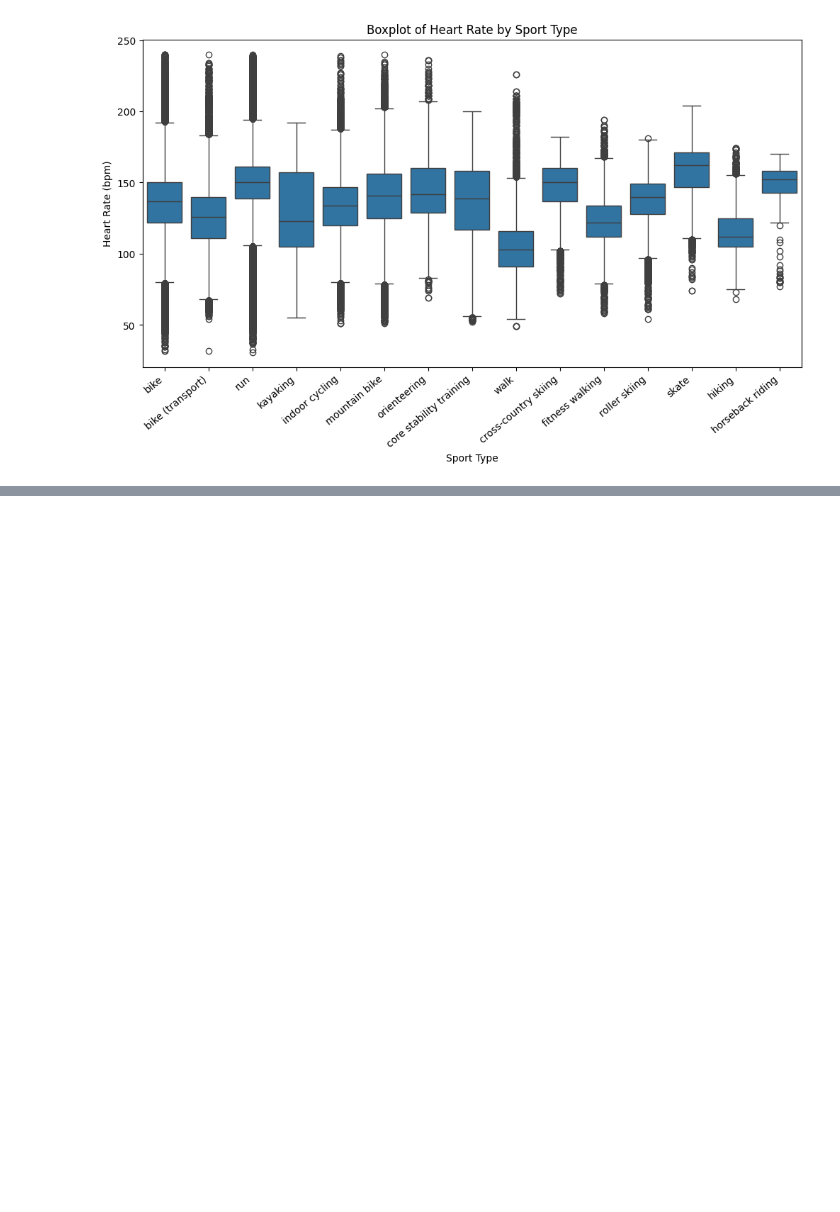
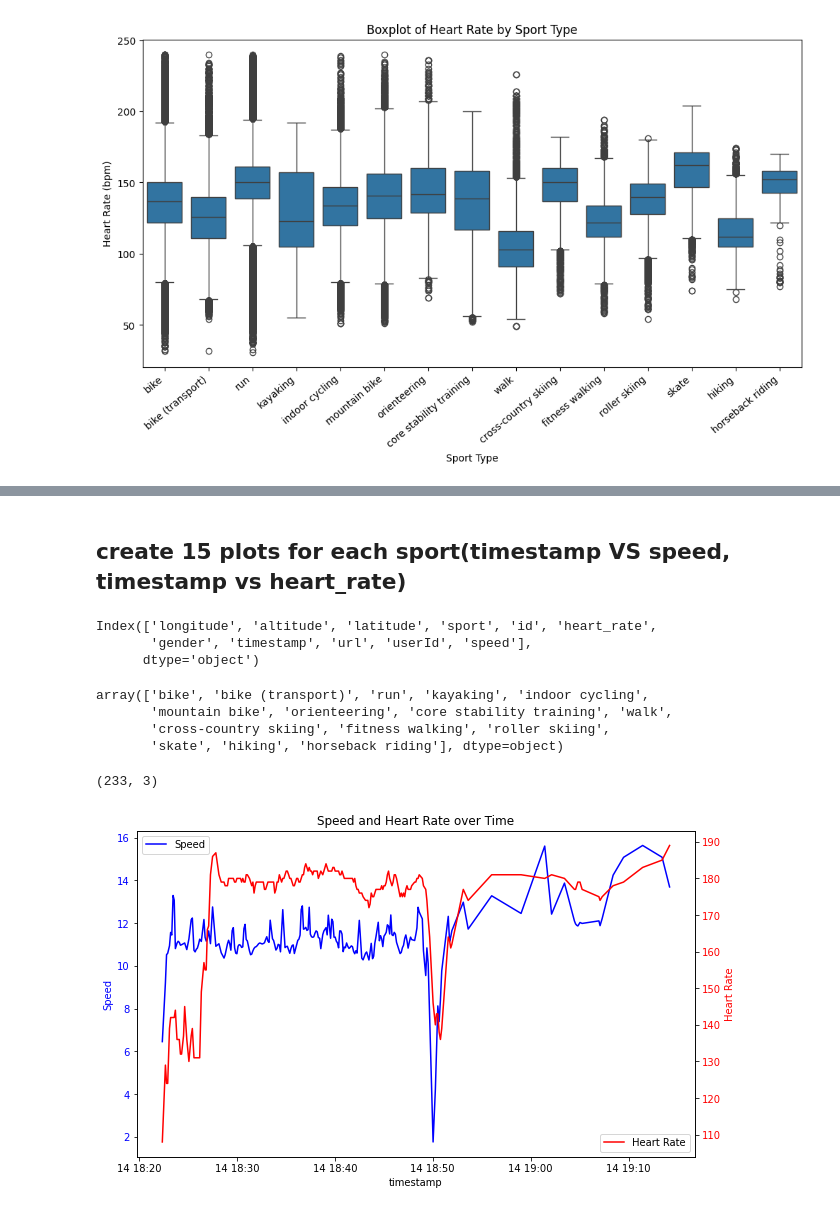
Before and after one commit to YingzeHou/DS200_Graduate_Proj, a Jupyter notebook: src/pre_process.ipynb, the cells around one changed output, grey strips where cells are left out. Cells and saved outputs as stored; diff of their text form; code cells hidden in the pictures; blank space fills up the shorter version.

Commit message:
add graph

```diff
--- a/src/pre_process.ipynb
+++ b/src/pre_process.ipynb
@@ -93,0 +78,15 @@ plt.show()
+# %% [markdown]
+## create 15 plots for each sport(timestamp VS speed, timestamp vs heart_rate)
+# %%
+df.columns
+# %% [output]
+Index(['longitude', 'altitude', 'latitude', 'sport', 'id', 'heart_rate',
+       'gender', 'timestamp', 'url', 'userId', 'speed'],
+      dtype='object')
+# %%
+df['sport'].unique()
+# %% [output]
+array(['bike', 'bike (transport)', 'run', 'kayaking', 'indoor cycling',
+       'mountain bike', 'orienteering', 'core stability training', 'walk',
+       'cross-country skiing', 'fitness walking', 'roller skiing',
+       'skate', 'hiking', 'horseback riding'], dtype=object)
@@ -93,0 +129,22 @@ plt.show()
+# %%
+filtered_df.shape
+# %% [output]
+(233, 3)
+# %%
+
+fig, ax1 = plt.subplots(figsize=(10, 6))
+
+sns.lineplot(data=filtered_df, x='timestamp', y='speed', ax=ax1, label='Speed', color='blue')
+ax1.set_ylabel('Speed', color='blue')
+ax1.tick_params(axis='y', labelcolor='blue')
+
+ax2 = ax1.twinx()
+sns.lineplot(data=filtered_df, x='timestamp', y='heart_rate', ax=ax2, label='Heart Rate', color='red')
+ax2.set_ylabel('Heart Rate', color='red')
+ax2.tick_params(axis='y', labelcolor='red')
+
+# Set title and show the plot
+plt.title('Speed and Heart Rate over Time')
+plt.show()
+# %% [output]
+[figure, added]
```
Also changed, not shown: parts of 6 cells of this notebook.
